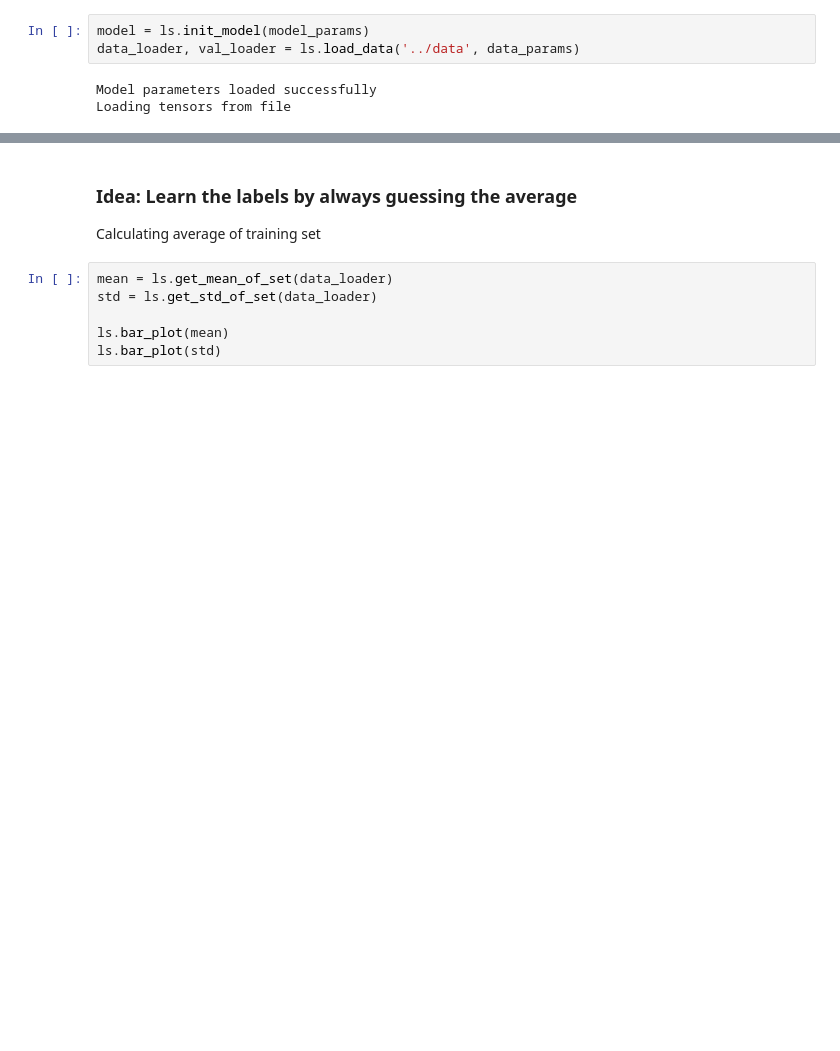
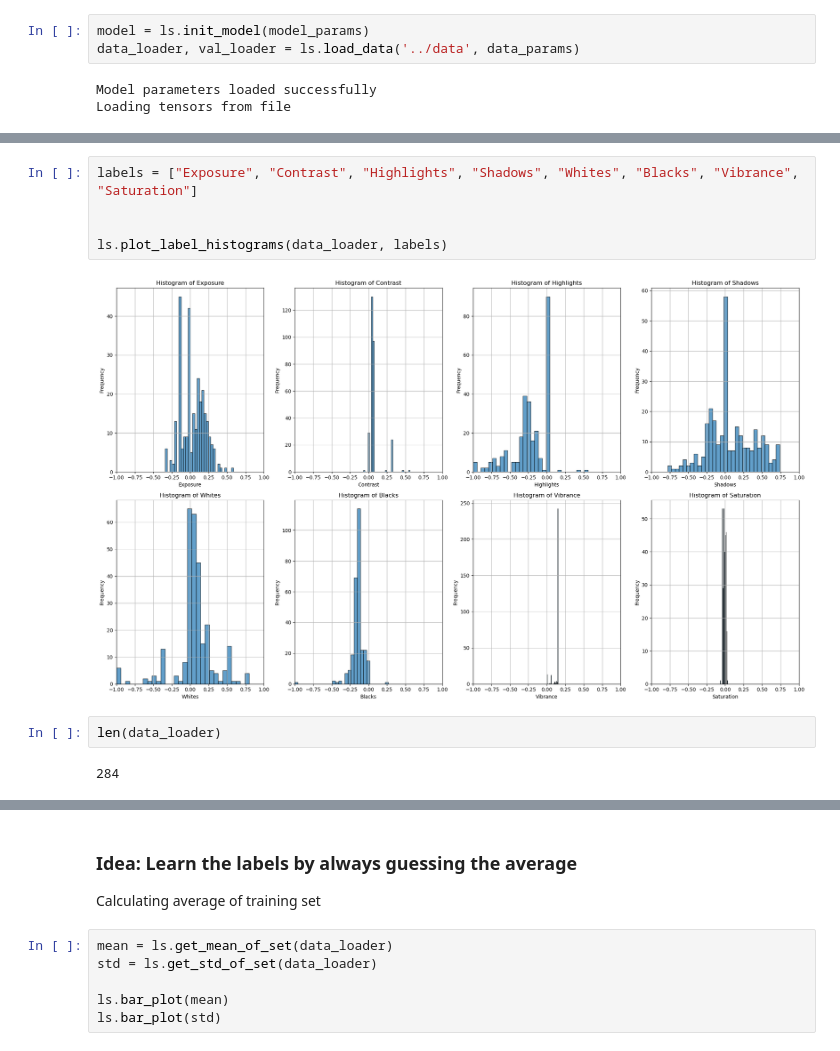
Before and after one commit to slausmeister/AutoHDR, a Jupyter notebook: label_analysis.ipynb, the cells around one changed output, grey strips where cells are left out. Drawn from its saved outputs; the diff is of its cells as text; blank space fills up the shorter version.

```diff
--- a/label_analysis.ipynb
+++ b/label_analysis.ipynb
@@ -76,3 +58,14 @@ ls.plot_label_histogram(data_loader, "Saturation")
+# %%
+labels = ["Exposure", "Contrast", "Highlights", "Shadows", "Whites", "Blacks", "Vibrance", "Saturation"]
+
+
+ls.plot_label_histograms(data_loader, labels)
+# %% [output]
+[figure, added]
+# %%
+len(data_loader)
+# %% [output]
+284
 # %%
 ls.plot_bias_and_linear_coefficients(model)
 # %% [output]
```
Also changed, not shown: parts of 7 cells of this notebook, 7 other files.
